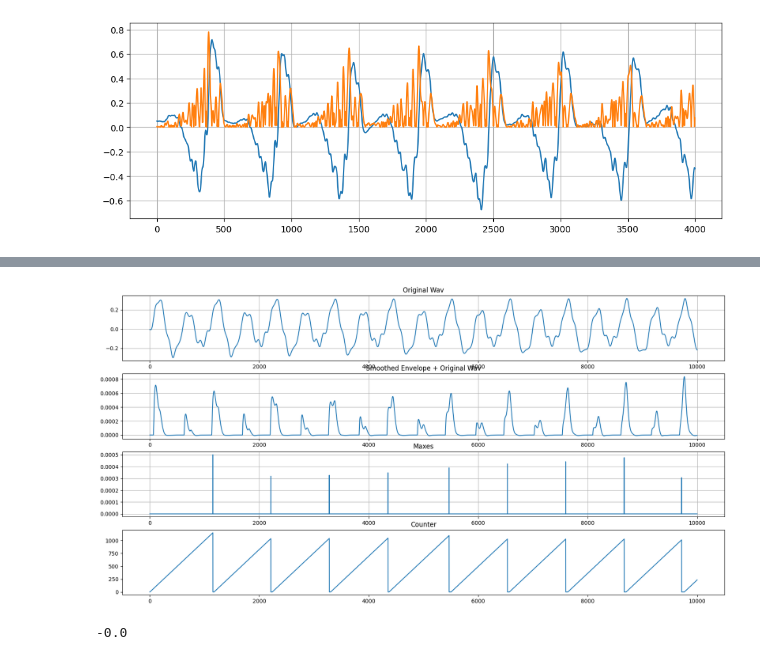
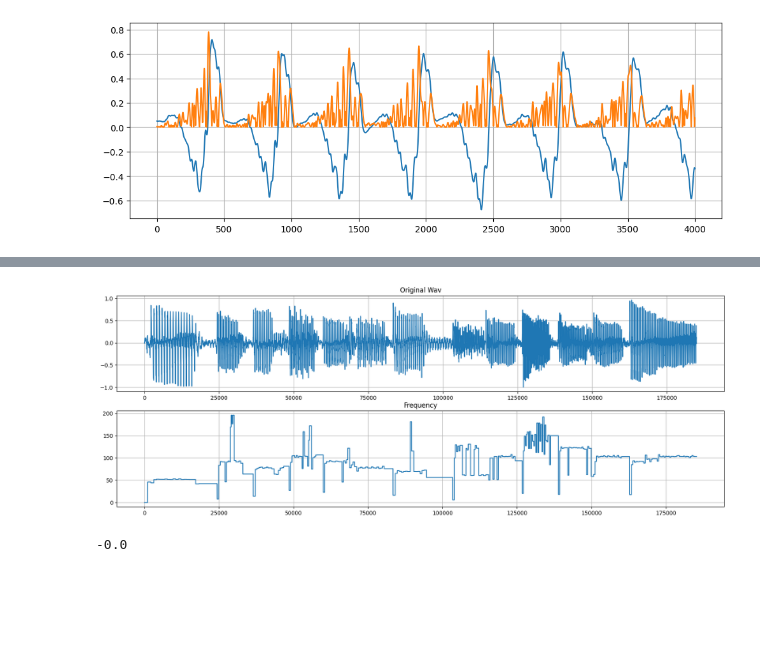
Before and after one commit to fletchjeff/prex_pedal, a Jupyter notebook: Prex Explorer.ipynb, the cells around one changed output, grey strips where cells are left out. Saved outputs shown, nothing was run; the diff lists cells and outputs as text; code cells hidden in the pictures; blank space fills up the shorter version.

```diff
--- a/Prex Explorer.ipynb
+++ b/Prex Explorer.ipynb
@@ -45,8 +45,8 @@ release_coeff=0.98
 #end_point = 5500
 
 #Start values
-start_point =116000
-end_point = 10000
+start_point =0
+end_point = 185000
 
 # These are needed to calculate the minimum number of steps to wait before the next peak
 sample_rate = spf.getframerate()
@@ -71,13 +71,18 @@ slope_padding = 30
 threshold=0.010
 count_state = False
 
+frequency_counter = 0
+frequency_array = [0,0]
+
+counter_stamp = 0
+
 last_max = 0
 current_max = 0
 
 
 # Loads the wavefile into the frames `spf`
 #spf = wave.open("16bit/Dee light.wav", "rb")
-spf = wave.open("16bit/Recording.wav", "rb")
+spf = wave.open("16bit/Dee light.wav", "rb")
 
 # Converts the frames into a byte array then into a numpy array and normalizes it
 no_of_frames = spf.getnframes()
@@ -95,7 +100,10 @@ counter = 0
 
 ranger = no_of_frames #10000000# len(osc_np_norm)
 for i in range(0, end_point):
-    counter_array.append(counter)
+    if (frequency_array[0] - frequency_array[1]) > 0:
+        counter_array.append(sample_rate/(frequency_array[0] - frequency_array[1]))
+    else:
+        counter_array.append(0)
 
     # Append the current value of the signal to the wav_values array
     current_actual_value = osc_np_norm[i+start_point]
@@ -116,77 +124,46 @@ for i in range(0, end_point):
         else:
             wav_slope.append(0)
 
-        # check if smoothed_slope_plus_original is going up or down
-        #if (counter > 10):
-        #if (counter > min_peak_count):
+        # If the smoothed_slope_plus_original is moviing up, and greater than 0.0003, then we have the start of a peak
         if (smoothed_slope_plus_original[i-1] < smoothed_slope_plus_original[i]) and (smoothed_slope_plus_original[i] > 0.0003):
             current_max = smoothed_slope_plus_original[i]
             if (current_max > last_max*0.7) and (counter > min_peak_count):
                 count_state = False
                 counter = 0
                 maxes.append(current_max)
-                #counter += 10
-                # if (counter > min_peak_count):
-                #     maxes.append(current_max)
-                #     counter = 0
+                frequency_array.pop()
+                frequency_array.insert(0,frequency_counter)
+                counter_array.append(sample_rate/(frequency_array[0] - frequency_array[1]))
+                #print(f"Frequency diff: {frequency_array[0] - frequency_array[1]}")
             else:
                 maxes.append(0)
-        #else:
-        #    maxes.append(0)
-        #    last_max = current_max
-        #    counter = 0
         else:
             maxes.append(0)
             last_max = current_max
             count_state = True
-        # else:
-        #     maxes.append(0)
-        #     if (counter > min_peak_count):# and (current_max > last_max*0.85):
-        #         current_max = smoothed_slope_plus_original[i]
-        #         if (smoothed_slope_plus_original[i-1] > smoothed_slope_plus_original[i]):
-        #             maxes.append(current_max)
-        #             counter = 0
-        #             last_max = current_max
-        #     else:
-        #         maxes.append(0)
-        # else:
-        #     maxes.append(0)
-
-
-
     else:
         wav_slope.append(0)
         maxes.append(0)
 
-    # Create a bigger gap between peaks multiplying the current value by the envelope
-
-
-    # Add the envelope value calculated in the last loop to the wav_envelope array
-    # wav_envelope.append(envelope)
     # Smooth the envelope by using the `slew` function
     envelope = slew(envelope, wav_slope[i],attack_coeff=attack_coeff, release_coeff=release_coeff)
+
     if (count_state):
         counter += 1
+    frequency_counter += 1
 
-
-    #Transform the envelope using the `non_linear_transform` function to try exagerate the peaks
-    #wav_envelope_non_linear.append(non_linear_transform(envelope,threshold=threshold))
     #print(f"{i}: {wav_values[i]} - {wav_slope[i]} - {wav_envelope[i]} - {maxes[i]}")# - {wav_envelope_non_linear[i]}")
 
-fig, axs = plt.subplots(4,1,figsize=(20,10))
+fig, axs = plt.subplots(2,1,figsize=(20,7))
 axs[0].plot(wav_values)
 axs[0].title.set_text("Original Wav")
-# axs[1].plot(wav_envelope)
-# axs[1].title.set_text("Smoothed Envelope")
-axs[1].plot(smoothed_slope_plus_original)
-axs[1].title.set_text("Smoothed Envelope + Original Wav")
-axs[2].plot(maxes)
-axs[2].title.set_text("Maxes")
-axs[3].plot(counter_array)
-axs[3].title.set_text("Counter")
+# axs[1].plot(smoothed_slope_plus_original)
+# axs[1].title.set_text("Smoothed Envelope + Original Wav")
+# axs[2].plot(maxes)
+# axs[2].title.set_text("Maxes")
+axs[1].plot(counter_array)
+axs[1].title.set_text("Frequency")
 axs[0].grid()
 axs[1].grid()
-axs[2].grid()
-# axs[3].grid()
-#axs[3].plot(wav_envelope_non_linear)
+#axs[2].grid()
 # %% [output]
@@ -194,4 +171,4 @@ Number of frames: 1264248
-[figure, old version]
+[figure, new version]
 # %%
 smoothed_slope_plus_original[1]
 # %% [output]
```
Also changed, not shown: parts of 1 cell of this notebook.
